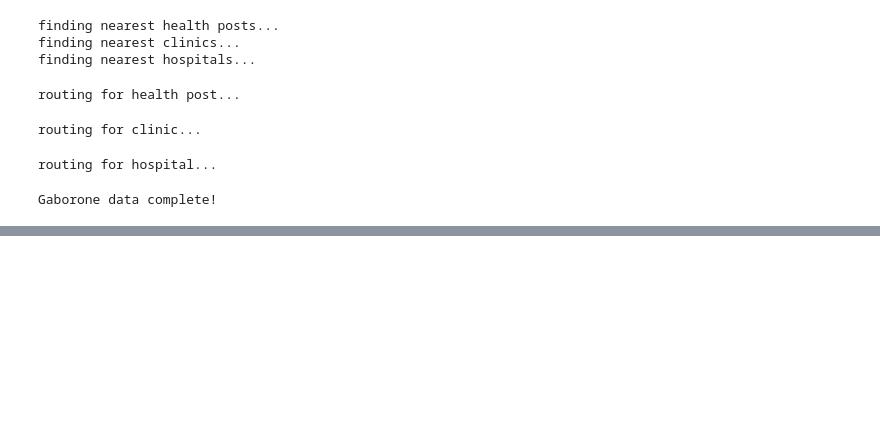
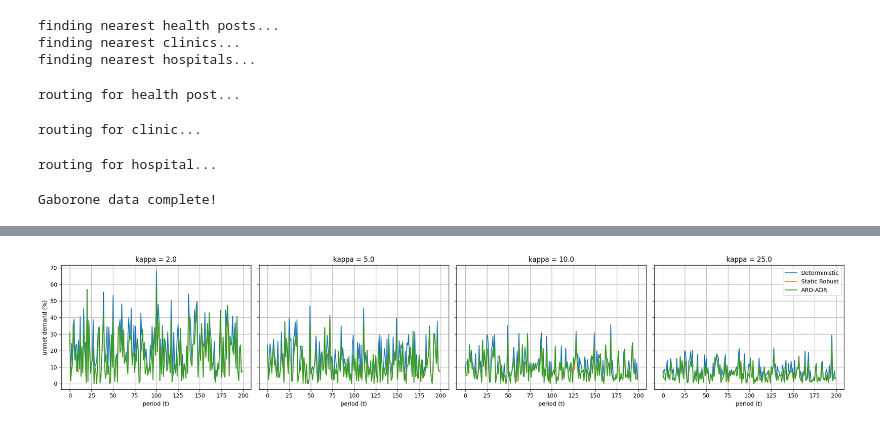
Before and after one commit to mistershilai/thesiscode2026, a Jupyter notebook: gaborone_test/gaborone_simulation.ipynb, the cells around one changed output, grey strips where cells are left out. Saved outputs shown, nothing was run; the diff lists cells and outputs as text; code cells hidden in the pictures; blank space fills up the shorter version.

```diff
--- a/gaborone_test/gaborone_simulation.ipynb
+++ b/gaborone_test/gaborone_simulation.ipynb
@@ -1893,0 +2803,82 @@ First-stage cost (routing): $131.66
+# %%
+import matplotlib.pyplot as plt
+
+kappas = [2.0, 5.0, 10.0, 25.0]   # smaller = noisier, larger = smoother
+T = 200
+seed = 42
+
+Gamma = 1.0
+
+results = {}
+
+for kappa in kappas:
+    # regenerate demand draws for this kappa
+    demand_draws = make_nb_draws_from_mean(hosp_demand_mat, kappa=kappa, T=T, seed=seed)
+
+    # deterministic policy under these draws
+    metrics_det_policy = simulate_policy_under_draws(
+        T=T,
+        CMS=CMS,
+        hospitals=hosp_demand_mat.index.tolist(),
+        classes=hosp_demand_mat.columns.tolist(),
+        dist_km=D_km,
+        arc_cap=2000.0,
+        nominal_hosp_demand_mat=hosp_demand_mat,
+        demand_draws=demand_draws,
+        transport_cost_per_km=0.5,
+        shortage_penalty_per_unit=10.0,
+        holding_cost_per_unit=0.1,
+        procurement_cost_per_unit=0.5,
+        supply_multiplier=0.0
+    )
+
+    # static robust under these draws
+    metrics_rob, _ = simulate_static_robust_under_draws(
+        T=T, CMS=CMS, dist_km=D_km, mu_hosp=hosp_demand_mat, demand_draws=demand_draws,
+        kappa=kappa, Gamma=Gamma,
+        transport_cost_per_km=0.5,
+        shortage_penalty_per_unit=10.0,
+        holding_cost_per_unit=0.1,
+        procurement_cost_per_unit=0.0,
+        arc_cap=2000.0,
+        supply_multiplier=0.0
+    )
+
+    # aro-adr under these draws
+    metrics_adr, _ = simulate_aro_adr_under_draws(
+        T=T, CMS=CMS, dist_km=D_km, mu_hosp=hosp_demand_mat, demand_draws=demand_draws,
+        kappa=kappa, Gamma=Gamma,
+        transport_cost_per_km=0.5,
+        shortage_penalty_per_unit=10.0,
+        holding_cost_per_unit=0.1,
+        procurement_cost_per_unit=0.0,
+        arc_cap=2000.0,
+        supply_multiplier=0.0
+    )
+
+    results[kappa] = (metrics_det_policy, metrics_rob, metrics_adr)
+
+# side-by-side panels
+n = len(kappas)
+fig, axes = plt.subplots(1, n, figsize=(5*n, 4), sharey=True)
+if n == 1:
+    axes = [axes]
+
+for ax, kappa in zip(axes, kappas):
+    metrics_det, metrics_rob, metrics_adr = results[kappa]
+    t = metrics_det["t"]
+
+    ax.plot(t, metrics_det["unmet_pct_realized"], label="Deterministic")
+    ax.plot(t, metrics_rob["unmet_pct_realized"], label="Static Robust")
+    ax.plot(t, metrics_adr["unmet_pct_realized"], label="ARO-ADR")
+
+    ax.set_title(f"kappa = {kappa}")
+    ax.set_xlabel("period (t)")
+    ax.grid(True)
+
+axes[0].set_ylabel("unmet demand (%)")
+axes[-1].legend()
+plt.tight_layout()
+plt.show()
+# %% [output]
+[figure, added]
```
Also changed, not shown: parts of 68 cells of this notebook, 33 other files.
